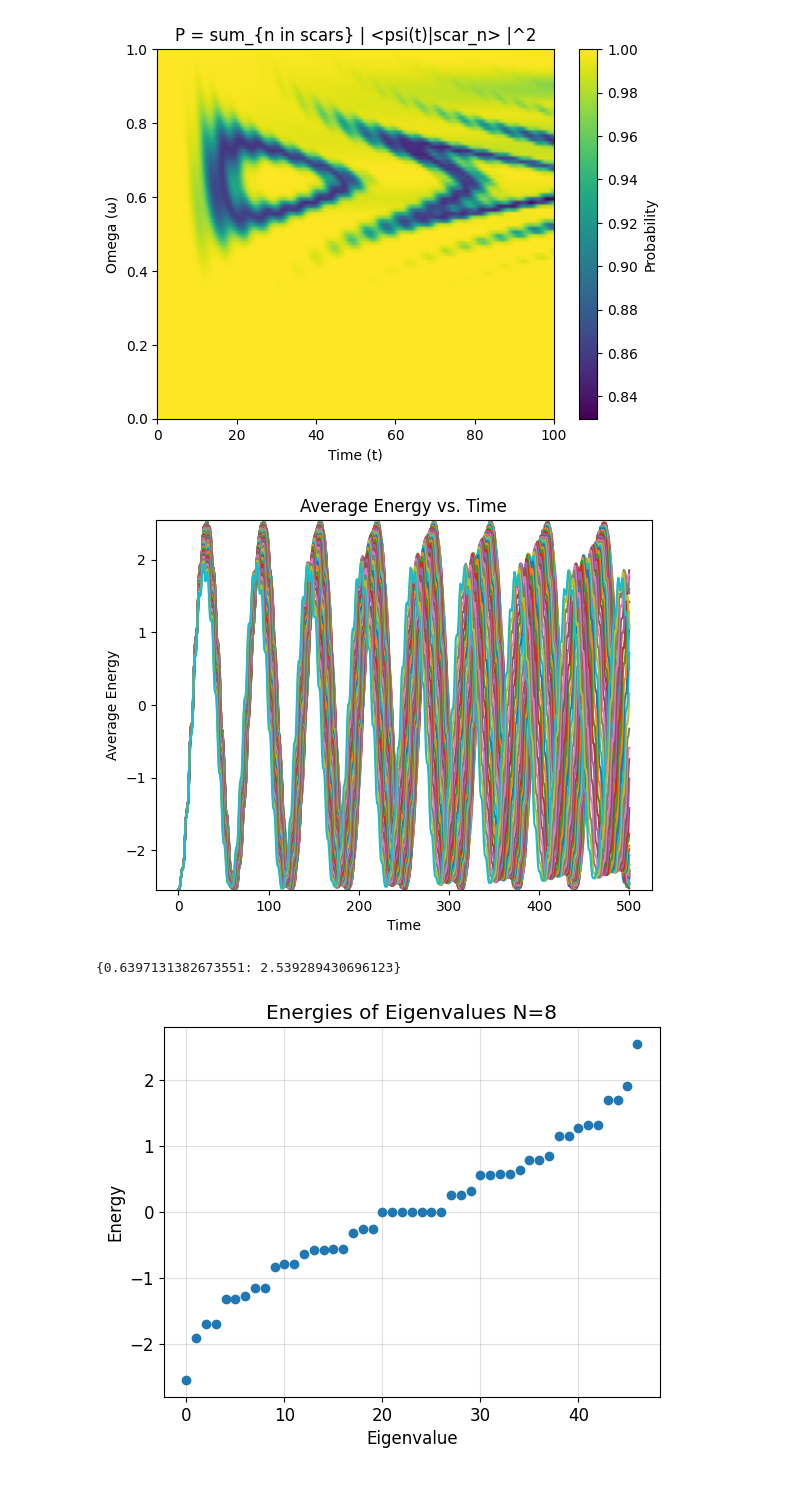
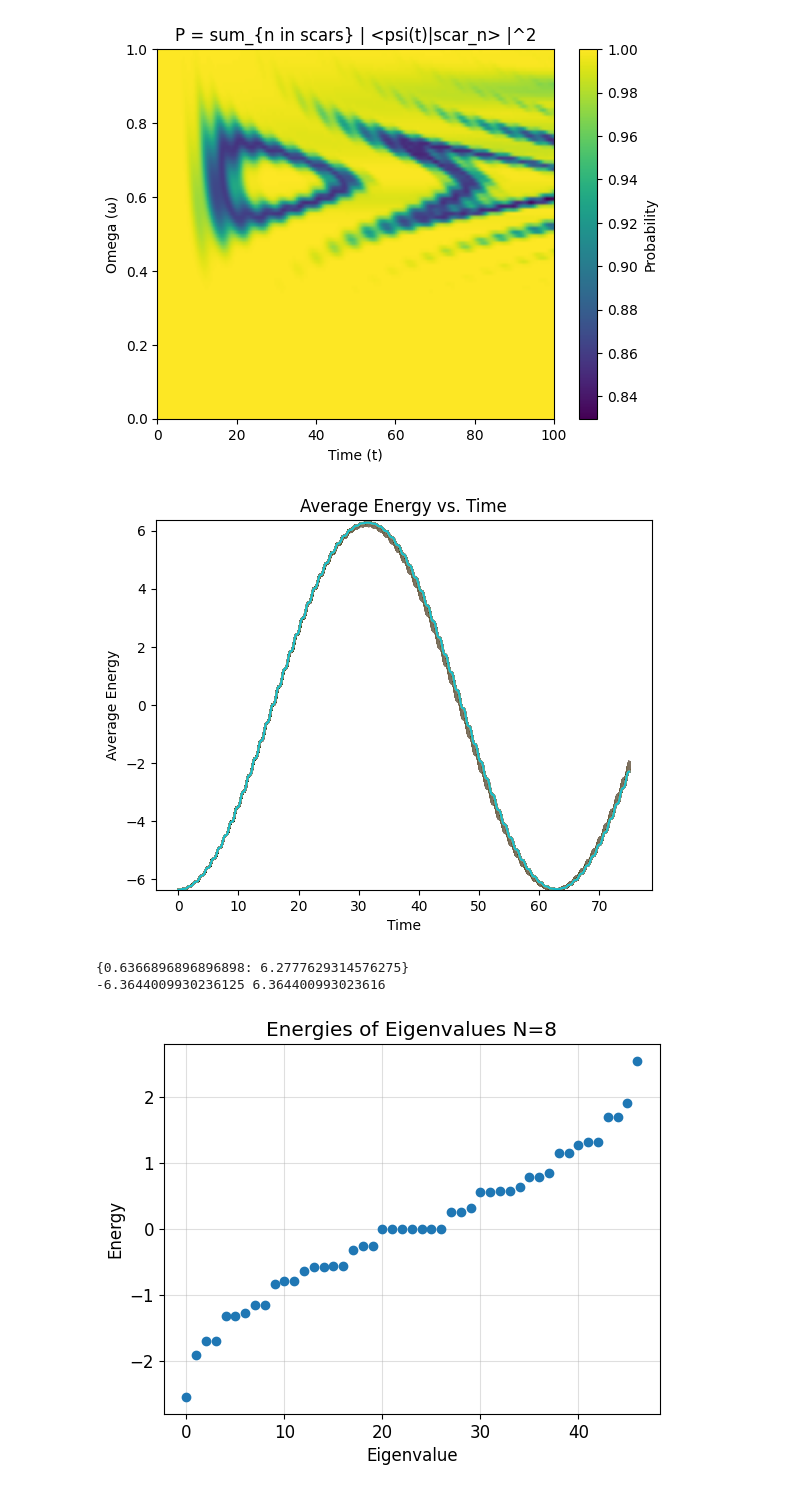
Before and after one commit to Idden/Quantum-Internship, a Jupyter notebook: Quantum_Batteries_Scars/betterPXP_Hamitonian.ipynb, the cells around one changed output. Cells and saved outputs as stored; diff of their text form; code cells hidden in the pictures.

```diff
--- a/Quantum_Batteries_Scars/betterPXP_Hamitonian.ipynb
+++ b/Quantum_Batteries_Scars/betterPXP_Hamitonian.ipynb
@@ -227,7 +227,7 @@ tempExpectation = []
 for jr in jrList:
 
     jrH0 = qt.Qobj((ohms / 2 * sparseBareHamiltonian) + (jr * ohms * sparseFactoredHamiltonian))
-    args = {"A": 0.1, "omega": 0.642570281124498}
+    args = {"A": 0.1, "omega": 0.6366896896896898}
     H = qt.QobjEvo([jrH0, [H1, coeff]], args=args) # create H using QobjEvo
     psi_t = qt.sesolve(H, eigenstates[0], tlist) # evolve the ground state through time
     tempExpectation = []
@@ -338,38 +338,40 @@ plt.show()
 # %% [output]
 [figure]
 # %%
-tlist_limited = np.linspace(0, 500, 500)
-wlist_limited = np.linspace(0.622570281124498, 0.682570281124498, 50)
+ohms = 5.0
+
+tlist_limited = np.linspace(0, 75, 500)
+wlist_limited = np.linspace(0.635, 0.637, 1000)
 expectationVals_limited = {}
 tempExpectation_limited = []
 
-plt.figure()
+H0, eigenvalues, eigenstates, psi0, basisList = get_scar_ham(N, ohms=ohms)
 
 for omega in wlist_limited:
 
-    args = {"A": 0.1, "omega": omega}
+    args = {"A": 0.1, "omega": omega*ohms}
     H = qt.QobjEvo([H0, [H1, coeff]], args=args) # create H using QobjEvo
     psi_t = qt.sesolve(H, eigenstates[0], tlist_limited) # evolve the H through time
     tempExpectation_limited = []
 
     for states in psi_t.states:
 
         val = states.dag() * H0 * states
         tempExpectation_limited.append(val.real)
 
     expectationVals_limited[omega] = tempExpectation_limited
 
 for omega in wlist_limited:
     plt.plot(tlist_limited, expectationVals_limited[omega], label=f"$\\omega = {omega:.2f}$")
 
 plt.xlabel("Time")
 plt.ylabel("Average Energy")
 plt.title("Average Energy vs. Time")
 plt.ylim(eigenvalues[0], eigenvalues[-1])
 # plt.legend()
 plt.show()
 # %% [output]
-[figure, old version]
+[figure, new version]
 # %%
 # find wc - omega with the highest average energy peak
 wc_potential = {}
@@ -381,9 +383,11 @@ best_omega = max(wc_potential, key=wc_potential.get)
 wc_omega_pair = {float(best_omega): wc_potential[best_omega]}
 
 print(wc_omega_pair)
-# 0.642570281124498
+# 0.6366896896896898
+print(eigenvalues[0], eigenvalues[-1])
 # %% [output]
-{0.6397131382673551: 2.539289430696123}
+{0.6366896896896898: 6.2777629314576275}
+-6.3644009930236125 6.364400993023616
 # %%
 plotEigEnergies(H0, N)
 # %% [output]
```
Also changed, not shown: parts of 3 cells of this notebook, 3 other files.
